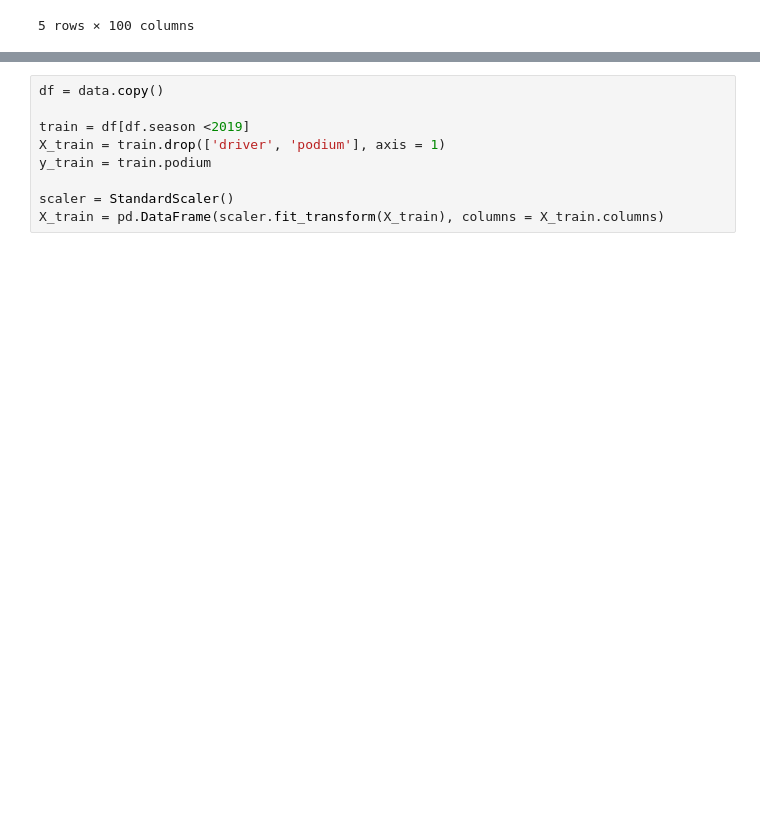
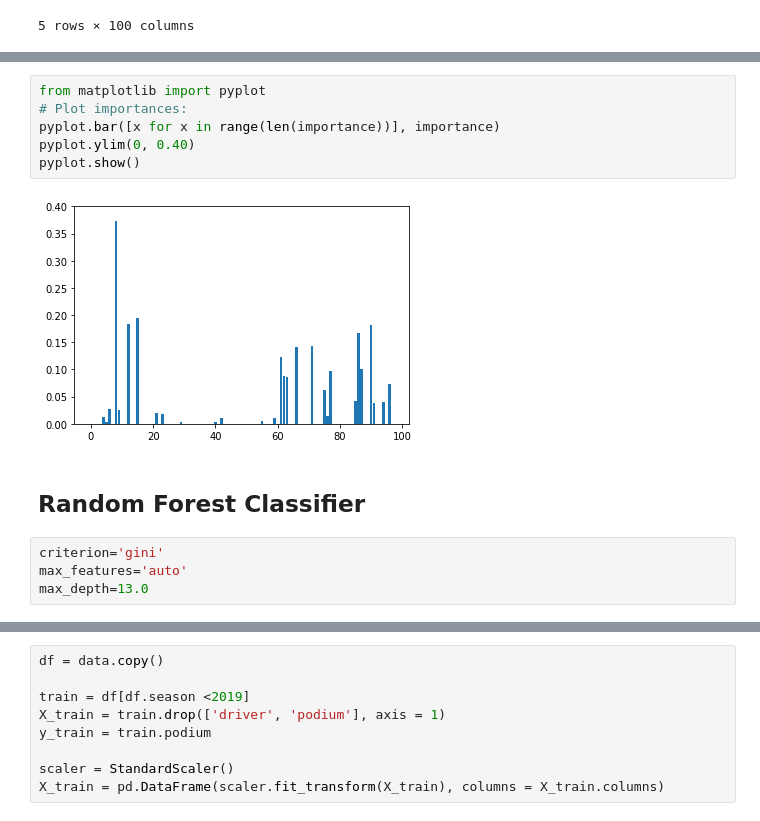
Before and after one commit to oracle-devrel/redbull-analytics-hol, a Jupyter notebook: beginners/04.ML_Modelling.ipynb, the cells around one changed output, grey strips where cells are left out. Saved outputs shown, nothing was run; the diff lists cells and outputs as text; blank space fills up the shorter version.

```diff
--- a/beginners/04.ML_Modelling.ipynb
+++ b/beginners/04.ML_Modelling.ipynb
@@ -174,0 +283,14 @@ Increase the number of iterations (max_iter) or scale the data as shown in:
+# %%
+from matplotlib import pyplot
+# Plot importances:
+pyplot.bar([x for x in range(len(importance))], importance)
+pyplot.ylim(0, 0.40)
+pyplot.show()
+# %% [output]
+[figure, added]
+# %% [markdown]
+## Random Forest Classifier
+# %%
+criterion='gini'
+max_features='auto'
+max_depth=13.0
```
Also changed, not shown: parts of 121 cells of this notebook, 1 other file.
